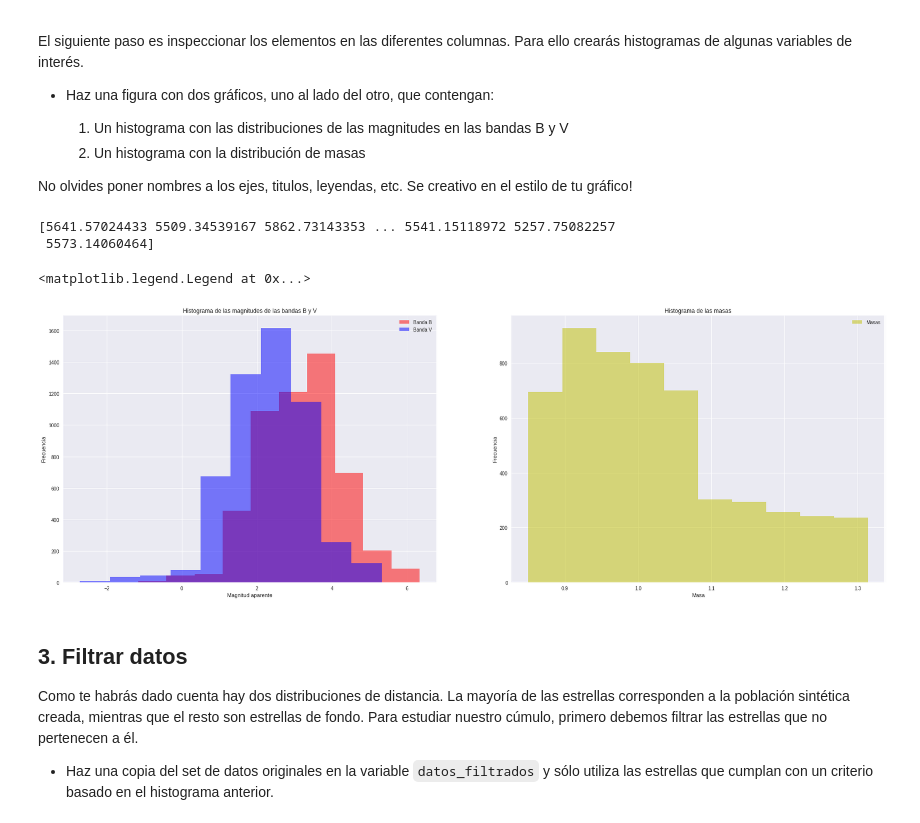
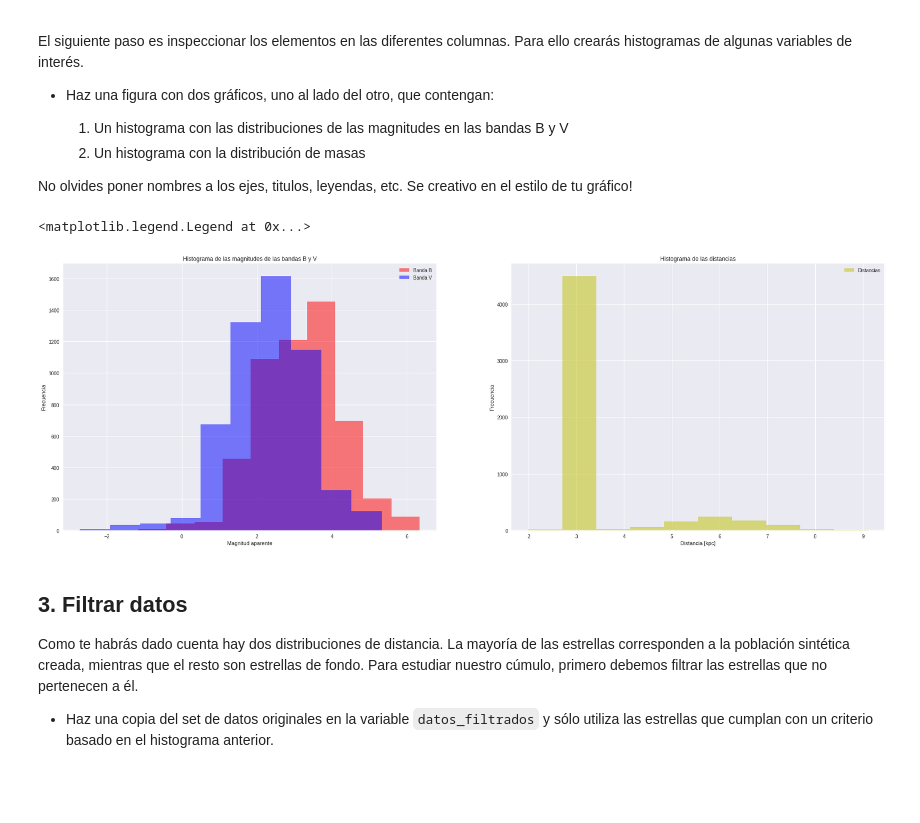
Before and after one commit to dvnielxy/minitarea2, a Jupyter notebook: minitarea2.ipynb, the cells around one changed output. Drawn from its saved outputs; the diff is of its cells as text; code cells hidden in the pictures; blank space fills up the shorter version.

```diff
--- a/minitarea2.ipynb
+++ b/minitarea2.ipynb
@@ -85,40 +85,32 @@ No olvides poner nombres a los ejes, titulos, leyendas, etc. Se creativo en el e
 # %%
 # Plotear histogramas de cada columna
 
 import matplotlib.pyplot as plt
 %matplotlib inline
 
 fig, ax = plt.subplots(figsize=(30,10), ncols=2)
 
-banda_b = datos[:,0].copy()
-banda_v = datos[:,1].copy()
-log_T = datos[:,4].copy()
-masas = datos[:,5].copy()
-distancia_kpc = datos[:,6].copy()
-
-E = 10*np.ones(5298)
-
-T = np.power(E,log_T)
-
-print(T)
+banda_b = datos[:,0]
+banda_v = datos[:,1]
+log_T = datos[:,4]
+masas = datos[:,5]
+distancia_kpc = datos[:,6]
 
 ax[0].hist(banda_b, color='r', label='Banda B', alpha=0.5)
 ax[0].hist(banda_v, color='b', label='Banda V', alpha=0.5)
 ax[0].set_title('Histograma de las magnitudes de las bandas B y V')
 ax[0].set_xlabel('Magnitud aparente')
 ax[0].set_ylabel('Frecuencia')
 ax[0].legend(loc='upper right')
 
-ax[1].hist(masas, color='y', label='Masas', alpha=0.5)
-ax[1].set_title('Histograma de las masas')
-ax[1].set_xlabel('Masa')
+ax[1].hist(distancia_kpc, color='y', label='Distancias', alpha=0.5)
+ax[1].set_title('Histograma de las distancias')
+ax[1].set_xlabel('Distancia [kpc]')
 ax[1].set_ylabel('Frecuencia')
 ax[1].legend(loc='upper right')
 # %% [output]
-[5641.57024433 5509.34539167 5862.73143353 ... 5541.15118972 5257.75082257
- 5573.14060464]
+<matplotlib.legend.Legend at 0x...>
-<matplotlib.legend.Legend at 0x...>
-[figure, old version]
+[figure, new version]
 # %% [markdown]
 ## 3. Filtrar datos
 
```
Also changed, not shown: parts of 9 cells of this notebook.
